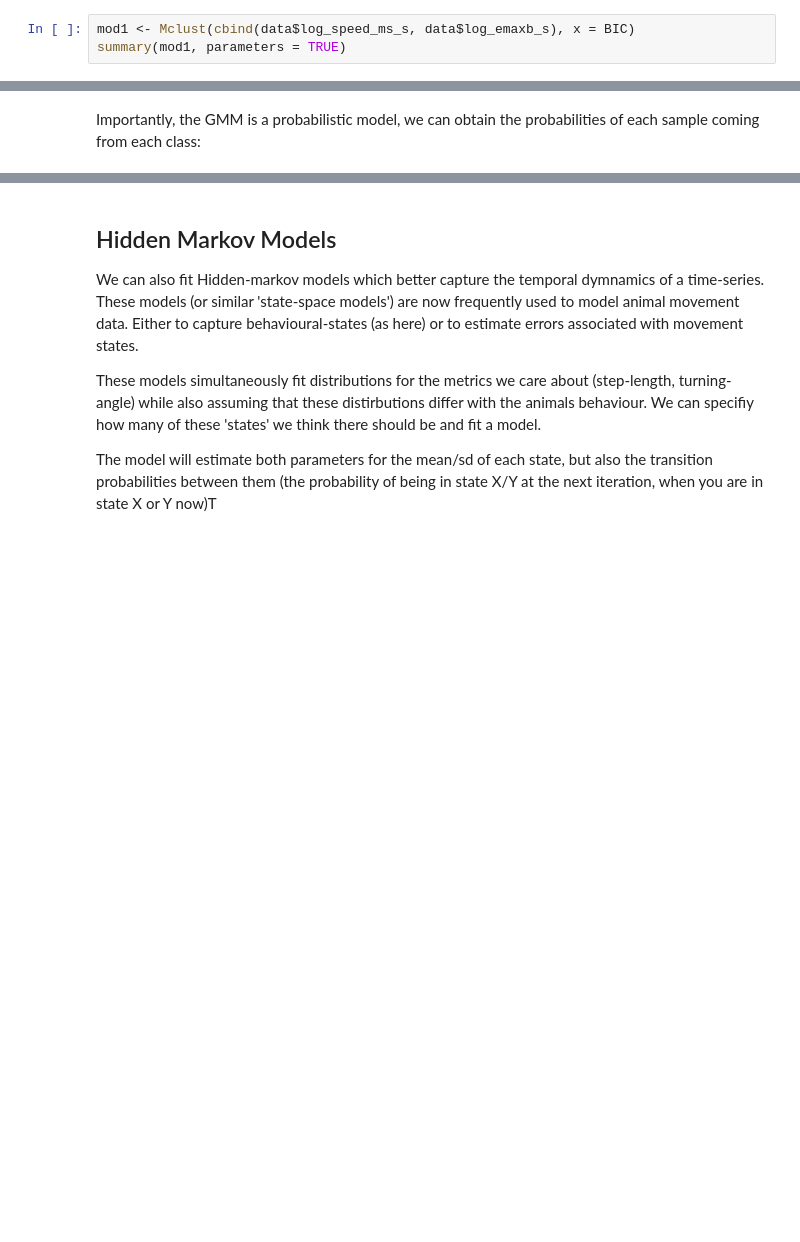
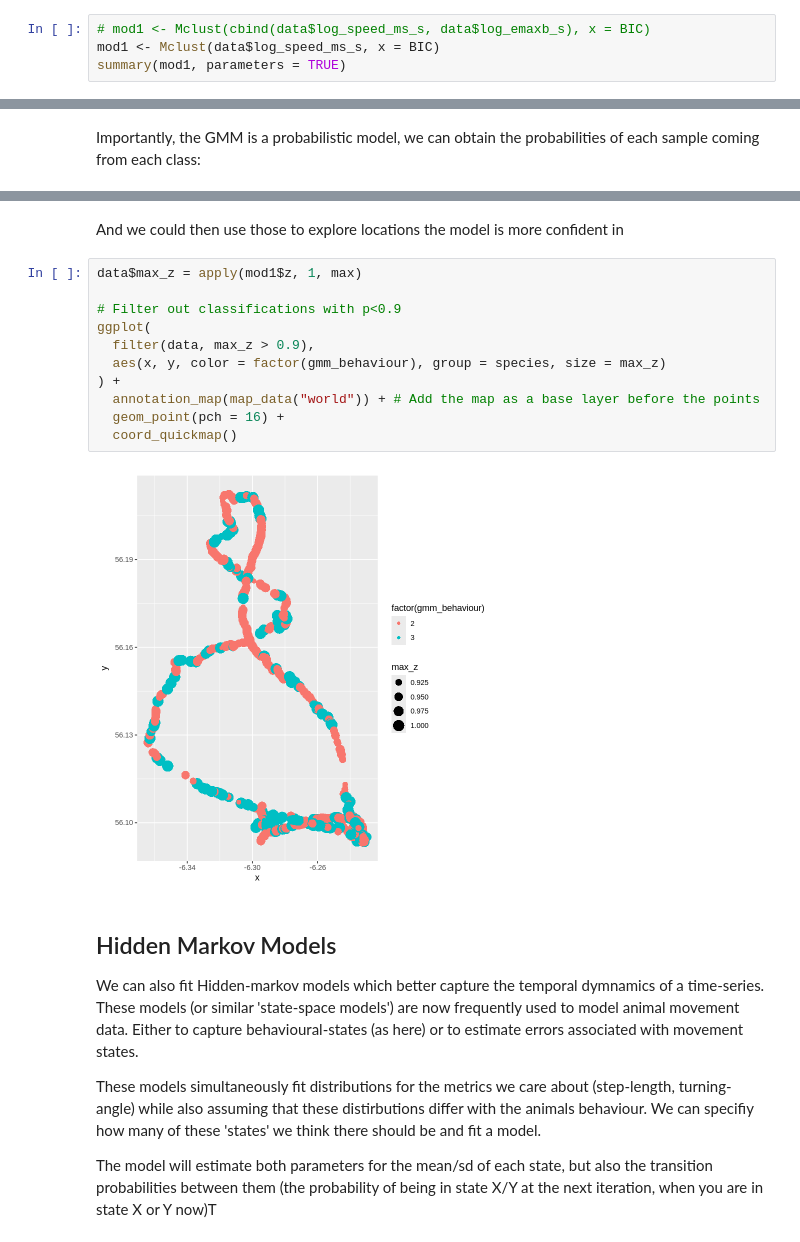
Before and after one commit to robinfreeman/BIOS0032_AI4Environment, a Jupyter notebook: TrackingData/practical.ipynb, the cells around one changed output, grey strips where cells are left out. Saved outputs shown, nothing was run; the diff lists cells and outputs as text; blank space fills up the shorter version.

```diff
--- a/TrackingData/practical.ipynb
+++ b/TrackingData/practical.ipynb
@@ -282,5 +457,6 @@ plot(BIC)
 # %% [markdown]
 Then use the results of this to select a model...
 # %%
-mod1 <- Mclust(cbind(data$log_speed_ms_s, data$log_emaxb_s), x = BIC)
+# mod1 <- Mclust(cbind(data$log_speed_ms_s, data$log_emaxb_s), x = BIC)
+mod1 <- Mclust(data$log_speed_ms_s, x = BIC)
 summary(mod1, parameters = TRUE)
@@ -308,3 +516,18 @@ head(mod1$z)
+# %% [markdown]
+And we could then use those to explore locations the model is more confident in
+# %%
+data$max_z = apply(mod1$z, 1, max)
+
+# Filter out classifications with p<0.9
+ggplot(
+  filter(data, max_z > 0.9),
+  aes(x, y, color = factor(gmm_behaviour), group = species, size = max_z)
+) +
+  annotation_map(map_data("world")) + # Add the map as a base layer before the points
+  geom_point(pch = 16) +
+  coord_quickmap()
+# %% [output]
+[figure, added]
 # %% [markdown]
 ## Hidden Markov Models
 
```
Also changed, not shown: parts of 38 cells of this notebook.
